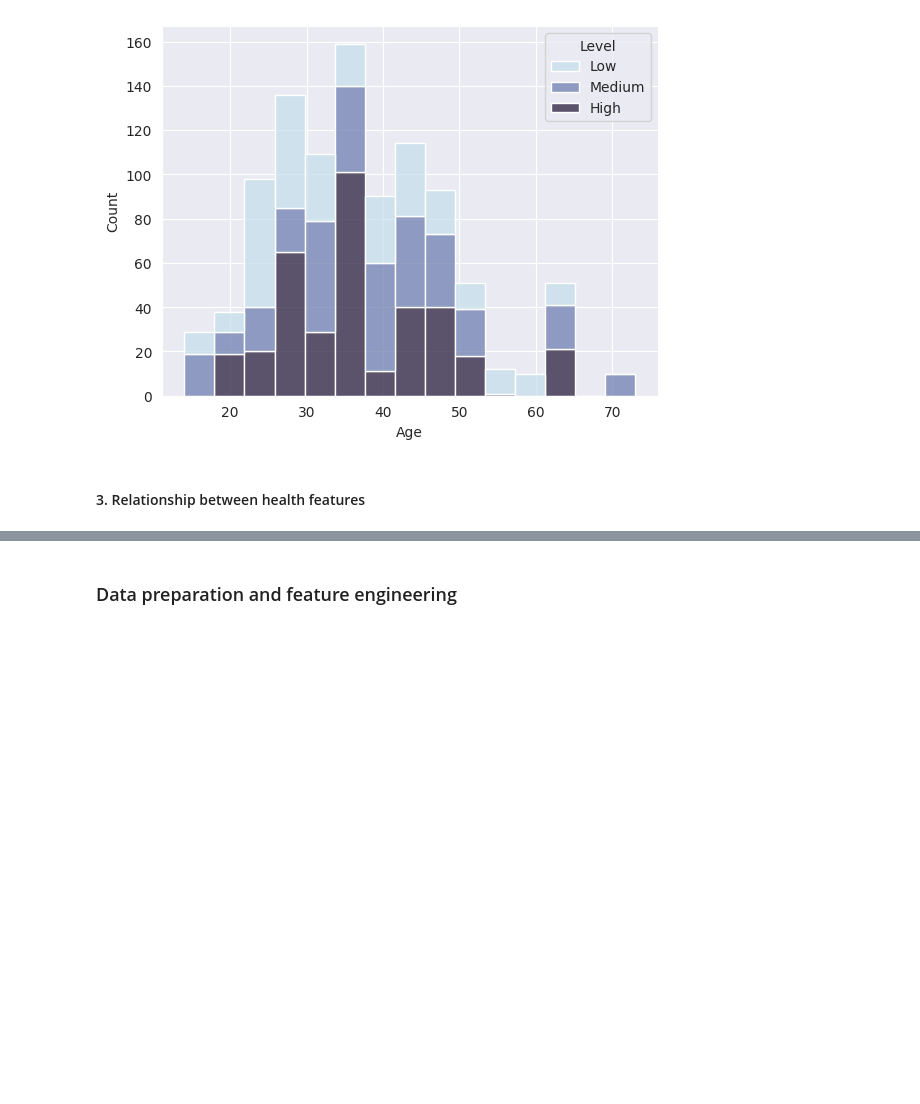
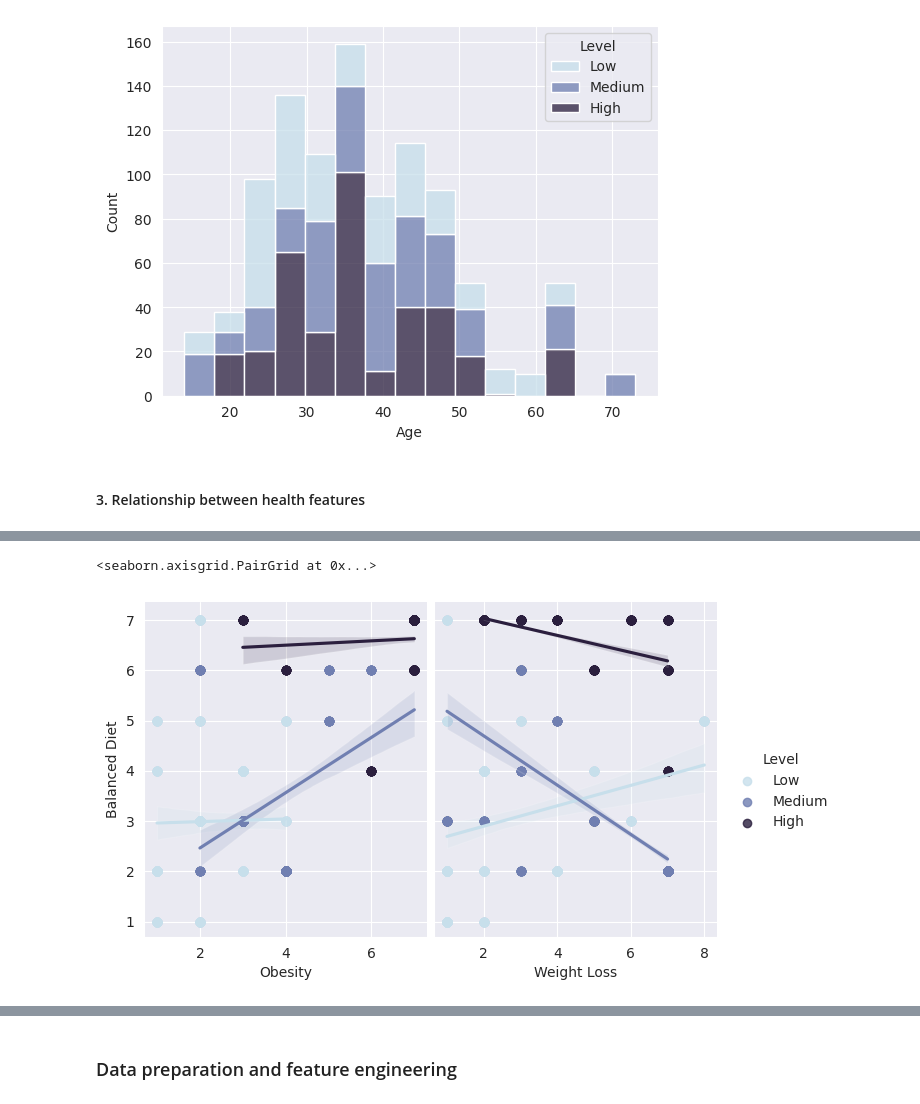
Before and after one commit to susanesho/lung-cancer-project, a Jupyter notebook: Lung_Cancer_project.ipynb, the cells around one changed output, grey strips where cells are left out. Saved outputs shown, nothing was run; the diff lists cells and outputs as text; code cells hidden in the pictures; blank space fills up the shorter version.

```diff
--- a/Lung_Cancer_project.ipynb
+++ b/Lung_Cancer_project.ipynb
@@ -249,3 +250,24 @@ sns.pairplot(
+# %%
+# Check correlation between Balanced diet, Weight Loss, Obesity
+
+smoking_lung_disease = cancer_df.select(
+    'Balanced Diet',
+    'Obesity',
+    'Weight Loss',
+    'Level').toPandas()
+
+sns.pairplot(
+    smoking_lung_disease,
+    x_vars=['Obesity', 'Weight Loss'],
+    y_vars=["Balanced Diet"],
+    hue='Level',
+    kind='reg',
+    palette="ch:s=.25,rot=-.25",
+    height=4, aspect=.8,
+)
+# %% [output]
+<seaborn.axisgrid.PairGrid at 0x...>
+[figure, added]
 # %%
 # Relationship Genetic Risk and Cancer Level
 
```
Also changed, not shown: parts of 16 cells of this notebook.
